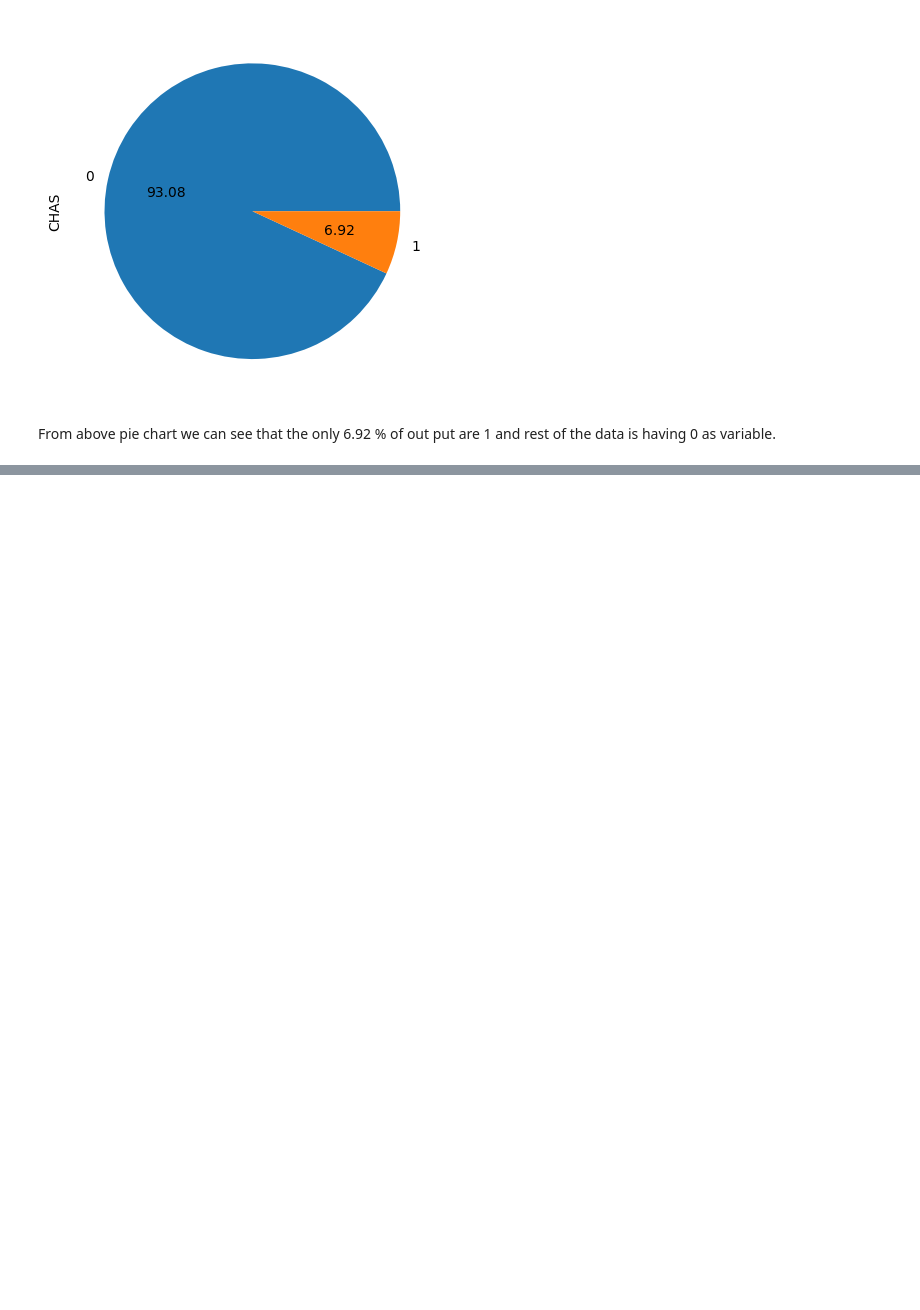
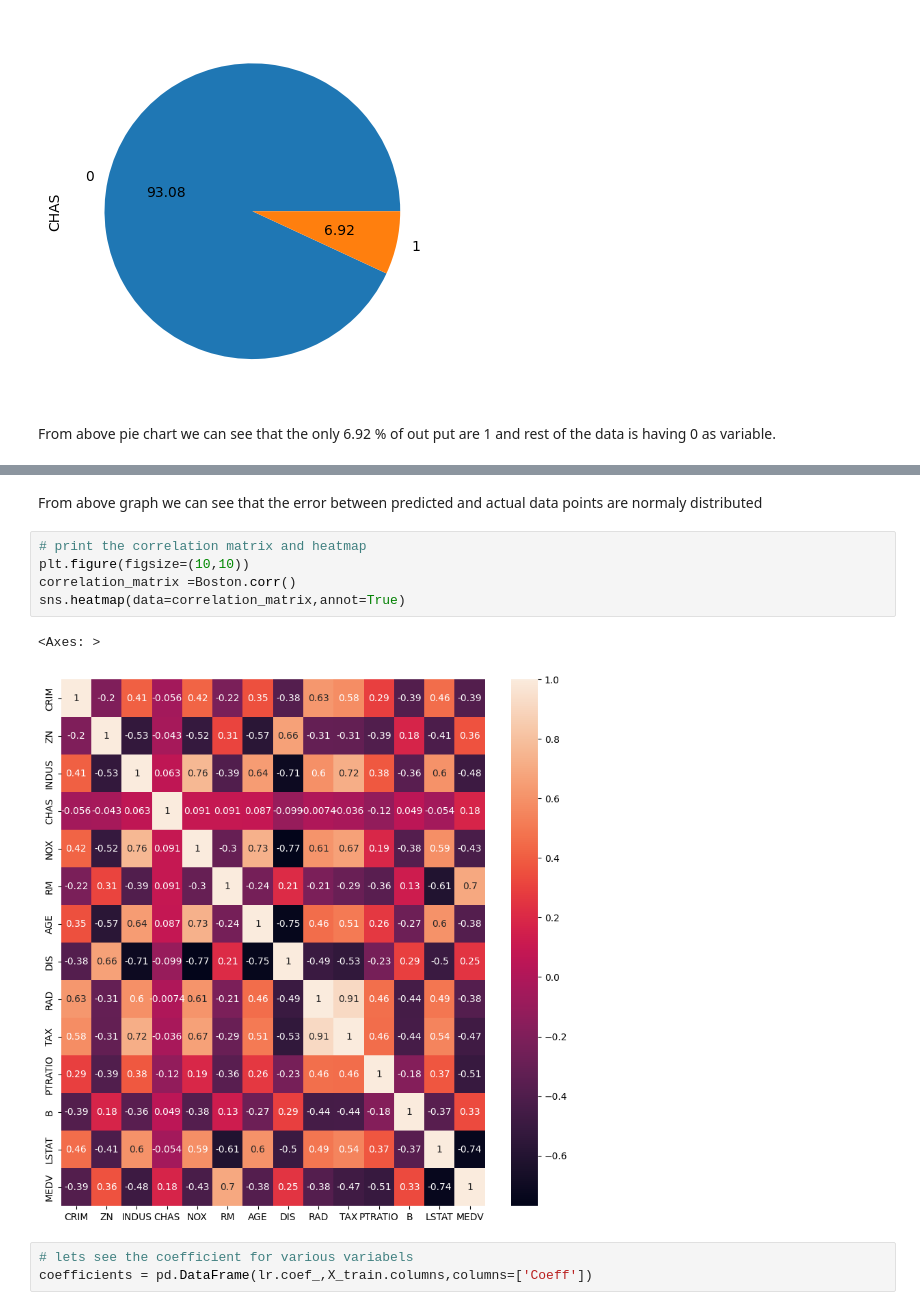
Before and after one commit to SujitbMusale/Boston-Housing-Linear-Regression, a Jupyter notebook: Boston_Housing_Linear_Regression.ipynb, the cells around one changed output, grey strips where cells are left out. Saved outputs shown, nothing was run; the diff lists cells and outputs as text; blank space fills up the shorter version.

```diff
--- a/Boston_Housing_Linear_Regression.ipynb
+++ b/Boston_Housing_Linear_Regression.ipynb
@@ -213,0 +291,13 @@ for i in Numerical_Variable.columns:
+# %% [markdown]
+From above graph we can see that the error between predicted and actual data points are normaly distributed
+# %%
+# print the correlation matrix and heatmap
+plt.figure(figsize=(10,10))
+correlation_matrix =Boston.corr()
+sns.heatmap(data=correlation_matrix,annot=True)
+# %% [output]
+<Axes: >
+[figure, added]
+# %%
+# lets see the coefficient for various variabels
+coefficients = pd.DataFrame(lr.coef_,X_train.columns,columns=['Coeff'])
```
Also changed, not shown: parts of 17 cells of this notebook.
